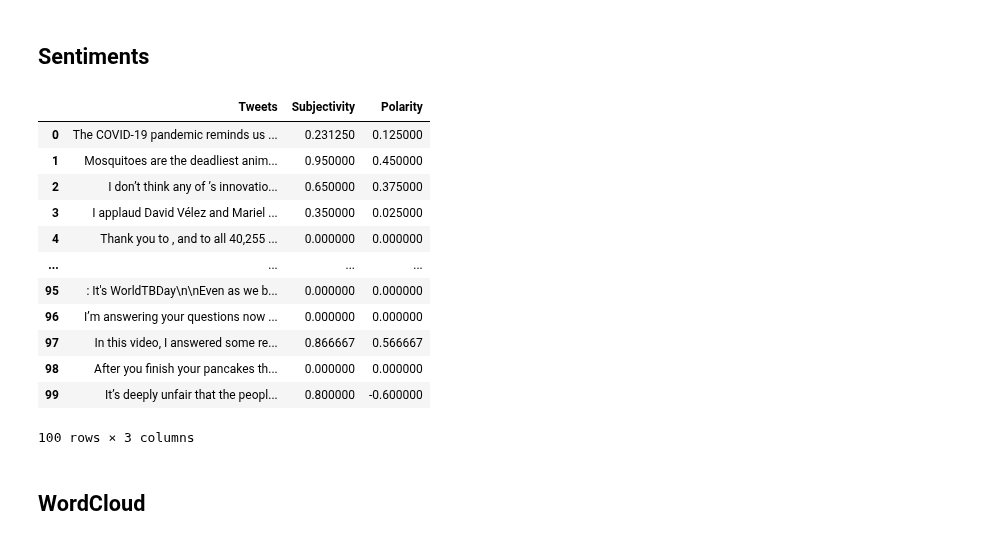
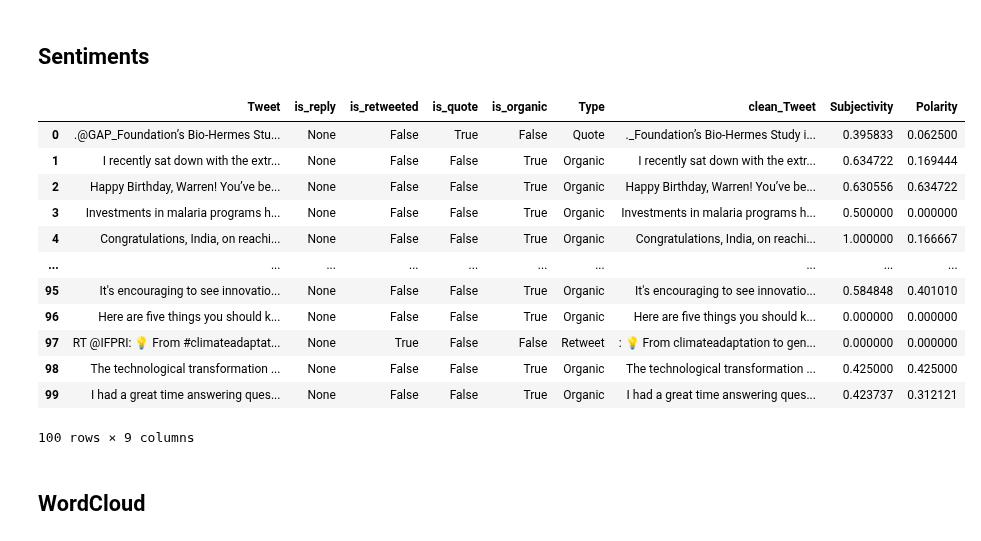
Before and after one commit to JaimeSolisS/Twitter-Sentiment-Analysis, a Jupyter notebook: Sentiment Analysis.ipynb, the cells around one changed output. Saved outputs shown, nothing was run; the diff lists cells and outputs as text; code cells hidden in the pictures.

```diff
--- a/Sentiment Analysis.ipynb
+++ b/Sentiment Analysis.ipynb
@@ -50,5 +49,0 @@ Show the 5 recent tweets:
-# %%
-# Create a dataframe with a column called Tweets
-df = pd.DataFrame([tweet.full_text for tweet in posts], columns=['Tweets'])
-# Show the first 5 rows of data
-df.head()
@@ -61,0 +50,34 @@ df.head()
+# %%
+# Create Function to identify Organic Tweets
+def organic(df):
+    if (df['is_reply'] is None) and (df['is_retweeted'] is False) and (df['is_quote'] is False):
+        return True
+    else:
+        return False
+# Create Function to identify Reeweets
+def rt(df):
+    if (df['Tweet'][0:2] == "RT") :
+        return True
+    else:
+        return False
+# Create Function to clasify tweets based on the rest of columns
+def tweetype(df):
+    if (df['is_reply'] != None):
+        return 'Reply'
+    elif (df['is_retweeted'] is True):
+        return 'Retweet'
+    elif (df['is_quote'] is True):
+        return 'Quote'
+    else:
+        return 'Organic'
+
+# Create a dataframe with a column called Tweets
+df = pd.DataFrame([tweet.full_text for tweet in posts], columns=['Tweet'])
+df['is_reply'] = pd.DataFrame([tweet.in_reply_to_screen_name for tweet in posts])
+df['is_retweeted'] = df.apply(rt, axis=1)
+df['is_quote'] = pd.DataFrame([tweet.is_quote_status for tweet in posts])
+df['is_organic'] = df.apply(organic, axis=1)
+df['Type'] =df.apply(tweetype, axis=1)
+
+# Show the first 5 rows of data
+df.head(5)
@@ -72,7 +101,7 @@ def cleanTxt(text):
 
 
 # Clean the tweets
-df['Tweets'] = df['Tweets'].apply(cleanTxt)
+df['clean_Tweet'] = df['Tweet'].apply(cleanTxt)
 
 # Show the cleaned tweets
 df
@@ -95,33 +124,33 @@ df
 # %%
 # Create a function to get the subjectivity
 def getSubjectivity(text):
     return TextBlob(text).sentiment.subjectivity
 
 # Create a function to get the polarity
 def getPolarity(text):
     return  TextBlob(text).sentiment.polarity
 
 
 # Create two new columns 'Subjectivity' & 'Polarity'
-df['Subjectivity'] = df['Tweets'].apply(getSubjectivity)
-df['Polarity'] = df['Tweets'].apply(getPolarity)
+df['Subjectivity'] = df['clean_Tweet'].apply(getSubjectivity)
+df['Polarity'] = df['clean_Tweet'].apply(getPolarity)
 
 # Show the new dataframe with columns 'Subjectivity' & 'Polarity'
 df
 # %% [output]
-|  | Tweets | Subjectivity | Polarity |
-| 0 | The COVID-19 pandemic reminds us ... | 0.231250 | 0.125000 |
-| 1 | Mosquitoes are the deadliest anim... | 0.950000 | 0.450000 |
-| 2 | I don’t think any of ’s innovatio... | 0.650000 | 0.375000 |
-| 3 | I applaud David Vélez and Mariel ... | 0.350000 | 0.025000 |
-| 4 | Thank you to , and to all 40,255 ... | 0.000000 | 0.000000 |
-| ... | ... | ... | ... |
-| 95 | : It's WorldTBDay\n\nEven as we b... | 0.000000 | 0.000000 |
-| 96 | I’m answering your questions now ... | 0.000000 | 0.000000 |
-| 97 | In this video, I answered some re... | 0.866667 | 0.566667 |
-| 98 | After you finish your pancakes th... | 0.000000 | 0.000000 |
-| 99 | It’s deeply unfair that the peopl... | 0.800000 | -0.600000 |
+|  | Tweet | is_reply | is_retweeted | is_quote | is_organic | Type | clean_Tweet | Subjectivity | Polarity |
+| 0 | .@GAP_Foundation’s Bio-Hermes Stu... | None | False | True | False | Quote | ._Foundation’s Bio-Hermes Study i... | 0.395833 | 0.062500 |
+| 1 | I recently sat down with the extr... | None | False | False | True | Organic | I recently sat down with the extr... | 0.634722 | 0.169444 |
+| 2 | Happy Birthday, Warren! You’ve be... | None | False | False | True | Organic | Happy Birthday, Warren! You’ve be... | 0.630556 | 0.634722 |
+| 3 | Investments in malaria programs h... | None | False | False | True | Organic | Investments in malaria programs h... | 0.500000 | 0.000000 |
+| 4 | Congratulations, India, on reachi... | None | False | False | True | Organic | Congratulations, India, on reachi... | 1.000000 | 0.166667 |
+| ... | ... | ... | ... | ... | ... | ... | ... | ... | ... |
+| 95 | It's encouraging to see innovatio... | None | False | False | True | Organic | It's encouraging to see innovatio... | 0.584848 | 0.401010 |
+| 96 | Here are five things you should k... | None | False | False | True | Organic | Here are five things you should k... | 0.000000 | 0.000000 |
+| 97 | RT @IFPRI: 💡 From #climateadaptat... | None | True | False | False | Retweet | : 💡 From climateadaptation to gen... | 0.000000 | 0.000000 |
+| 98 | The technological transformation ... | None | False | False | True | Organic | The technological transformation ... | 0.425000 | 0.425000 |
+| 99 | I had a great time answering ques... | None | False | False | True | Organic | I had a great time answering ques... | 0.423737 | 0.312121 |
-100 rows × 3 columns
+100 rows × 9 columns
 # %% [markdown]
 ## WordCloud
 # %%
```
Also changed, not shown: parts of 25 cells of this notebook.
